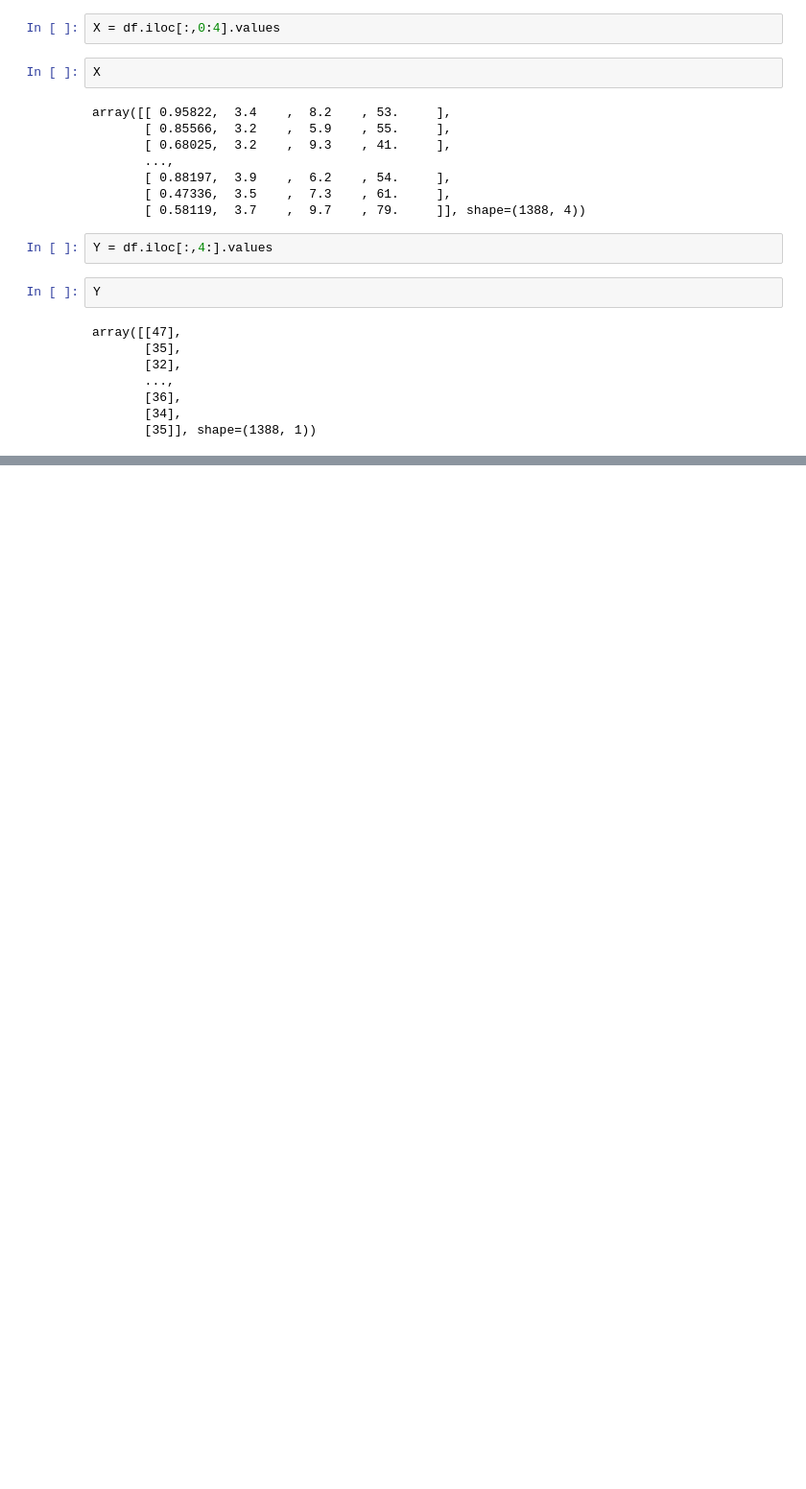
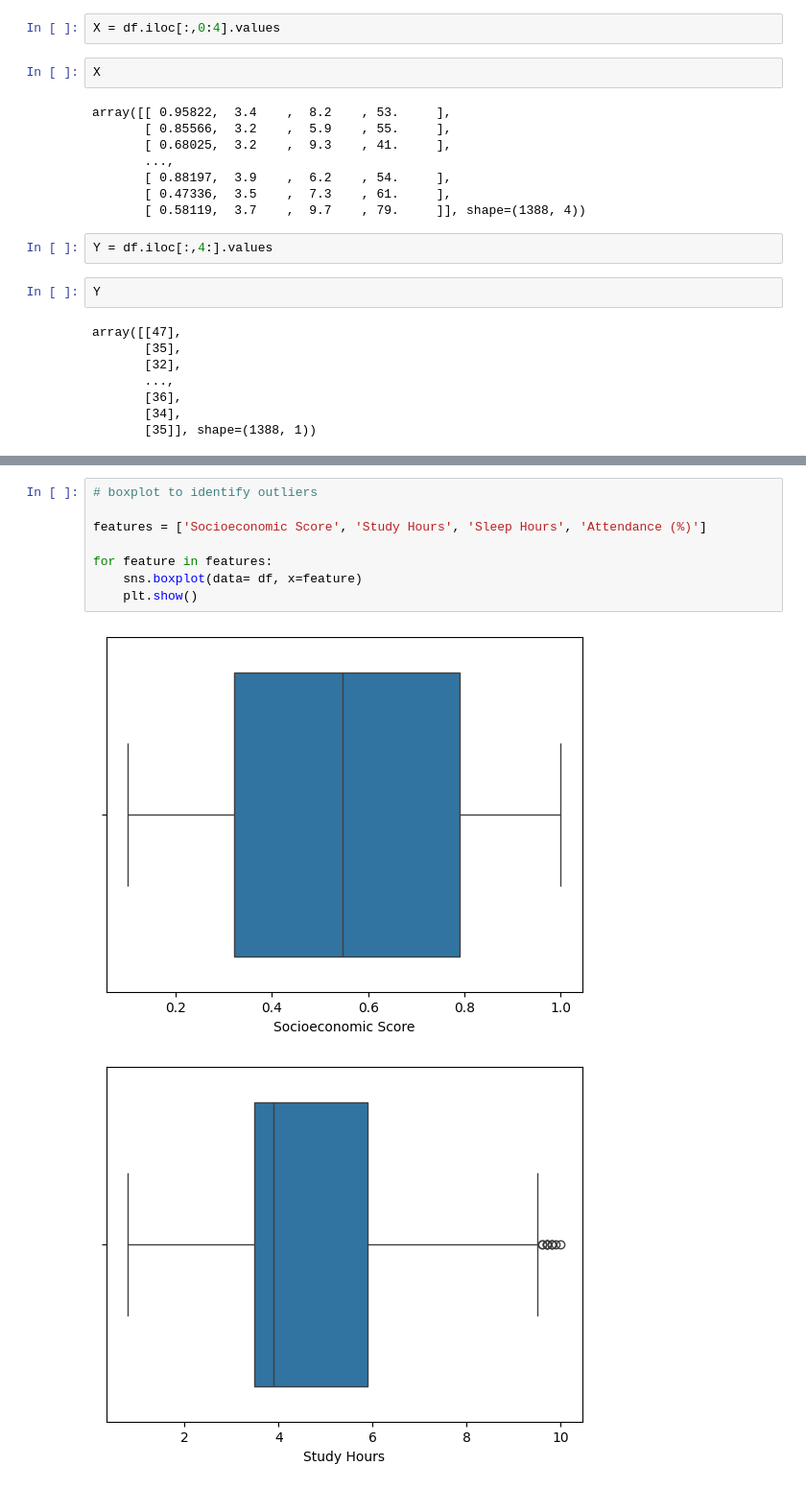
Before and after one commit to XynaxDev/student-grade-prediction, a Jupyter notebook: code.ipynb, the cells around one changed output, grey strips where cells are left out. Shown at 96% size. Drawn from its saved outputs; the diff is of its cells as text; blank space fills up the shorter version.

```diff
--- a/code.ipynb
+++ b/code.ipynb
@@ -39,0 +159,11 @@ array([[47],
+# %%
+# boxplot to identify outliers
+
+features = ['Socioeconomic Score', 'Study Hours', 'Sleep Hours', 'Attendance (%)']
+
+for feature in features:
+    sns.boxplot(data= df, x=feature)
+    plt.show()
+# %% [output]
+[figure, added]
+[figure, added]
```
Also changed, not shown: parts of 20 cells of this notebook.
